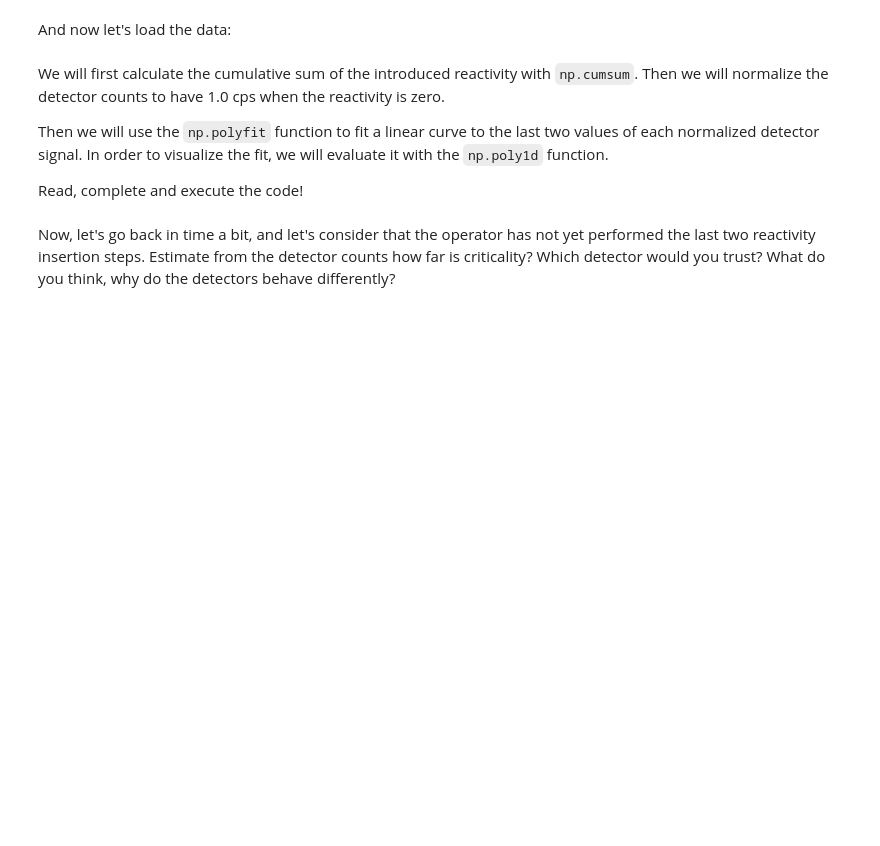
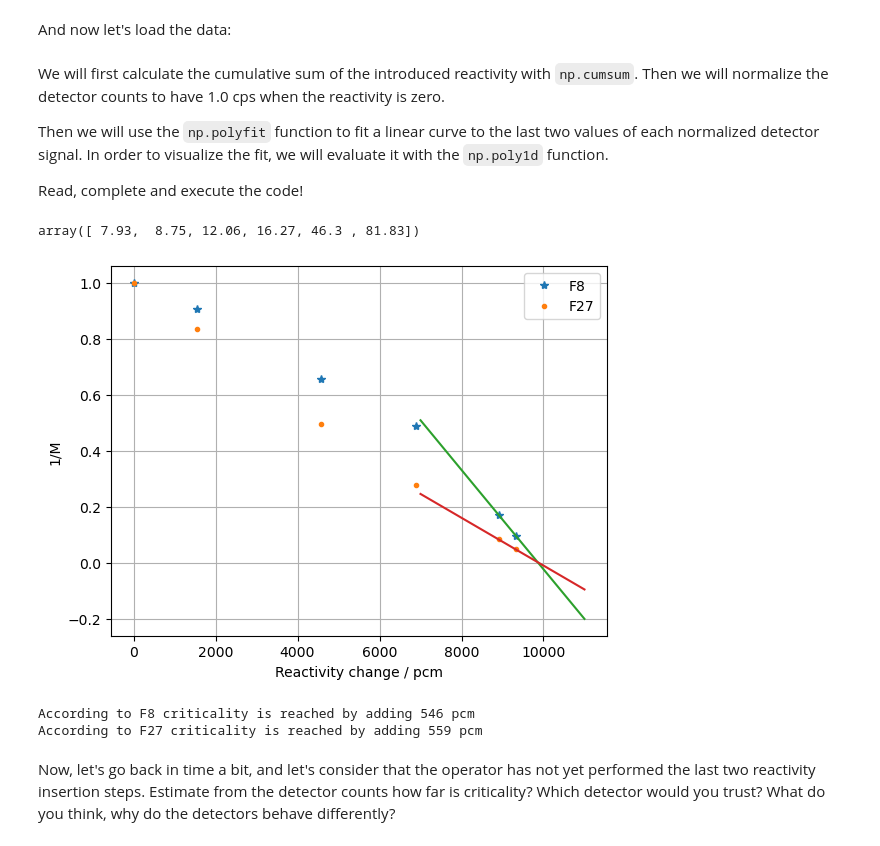
Before and after one commit to jeppeppej/RFP, a Jupyter notebook: Datalabs/Datalab09/9-SubcriticalSystems.ipynb, the cells around one changed output. Drawn from its saved outputs; the diff is of its cells as text; code cells hidden in the pictures; blank space fills up the shorter version.

```diff
--- a/Datalabs/Datalab09/9-SubcriticalSystems.ipynb
+++ b/Datalabs/Datalab09/9-SubcriticalSystems.ipynb
@@ -205,28 +207,36 @@ We will first calculate the cumulative sum of the introduced reactivity with `np
 Then we will use the `np.polyfit` function to fit a linear curve to the last two values of each normalized detector signal. In order to visualize the fit, we will evaluate it with the `np.poly1d` function.
 
 Read, complete and execute the code!
+# %%
+F8
+# %% [output]
+array([ 7.93,  8.75, 12.06, 16.27, 46.3 , 81.83])
 # %%
-rho = #use np.cumsum to get the cumulative sum of Delta_rho
+rho = np.cumsum(Delta_rho) #use np.cumsum to get the cumulative sum of Delta_rho
 Minv8= F8[0]/F8
-Minv27=#normalize the signal detector 27
+Minv27= F27[0]/F27 #normalize the signal detector 27
 
 p8=np.polyfit(rho[-2:],Minv8[-2:], deg=1)
 fit8=np.poly1d(p8)
-p27=#fit a 1st degree polynom for detector 27
+p27=np.polyfit(rho[-2:],Minv27[-2:], deg=1)#fit a 1st degree polynom for detector 27
 fit27=np.poly1d(p27)
 rhofit=np.linspace(7000,11000,500)
 plt.plot(rho,Minv8,'*', label='F8')
 plt.plot(rho,Minv27,'.', label='F27')
 plt.plot(rhofit,fit8(rhofit),'-')
 plt.plot(rhofit,fit27(rhofit),'-')
 plt.grid()
 plt.legend()
 plt.xlabel('Reactivity change / pcm')
 plt.ylabel('1/M')
 plt.show()
 
 print('According to F8 criticality is reached by adding',round(-p8[1]/p8[0]-rho[-1]),'pcm')
 print('According to F27 criticality is reached by adding',round(-p27[1]/p27[0]-rho[-1]),'pcm')
+# %% [output]
+[figure, added]
+According to F8 criticality is reached by adding 546 pcm
+According to F27 criticality is reached by adding 559 pcm
 # %% [markdown]
 Now, let's go back in time a bit, and let's consider that the operator has not yet performed the last two reactivity insertion steps. Estimate from the detector counts how far is criticality? Which detector would you trust? What do you think, why do the detectors behave differently?
 # %%
```
Also changed, not shown: parts of 5 cells of this notebook.
